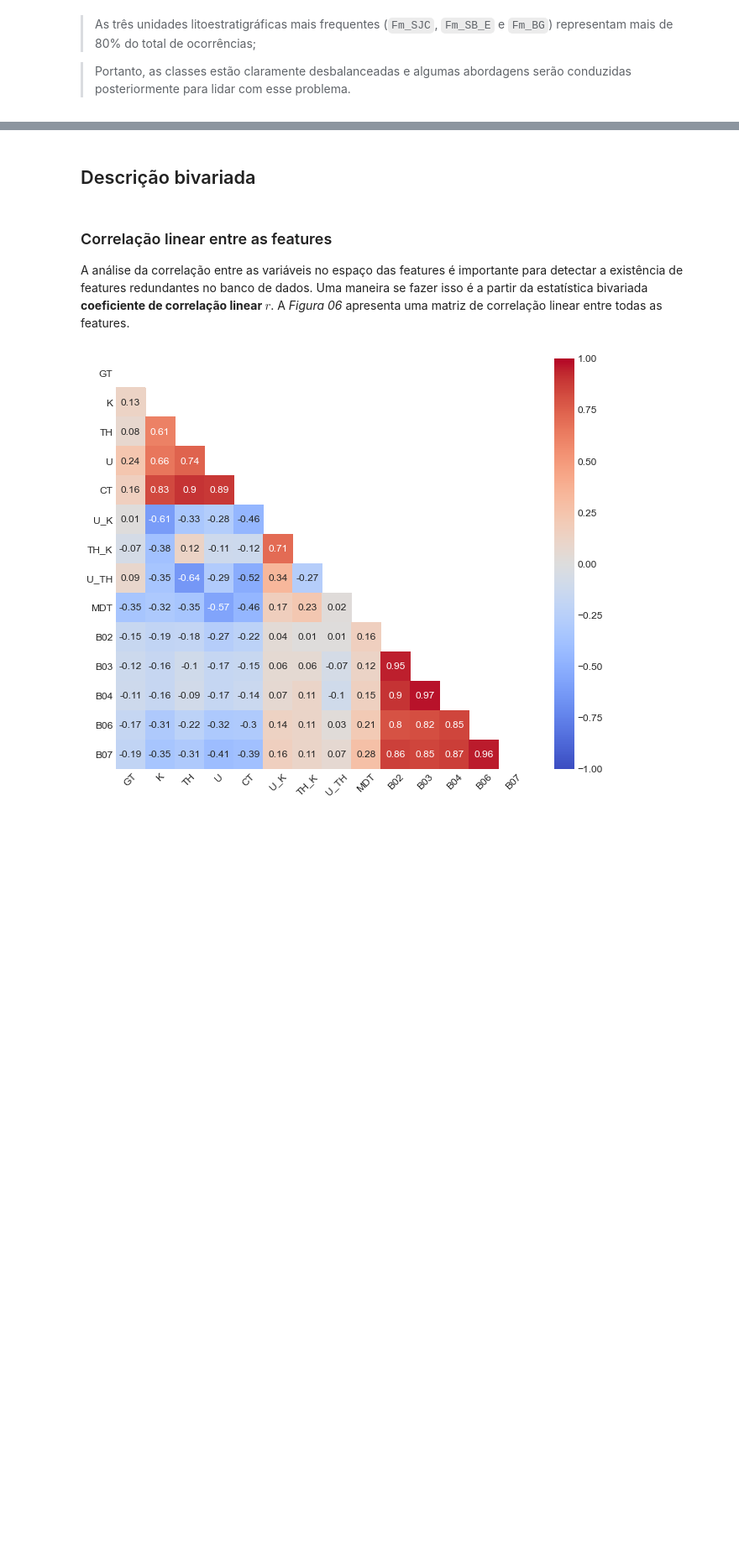
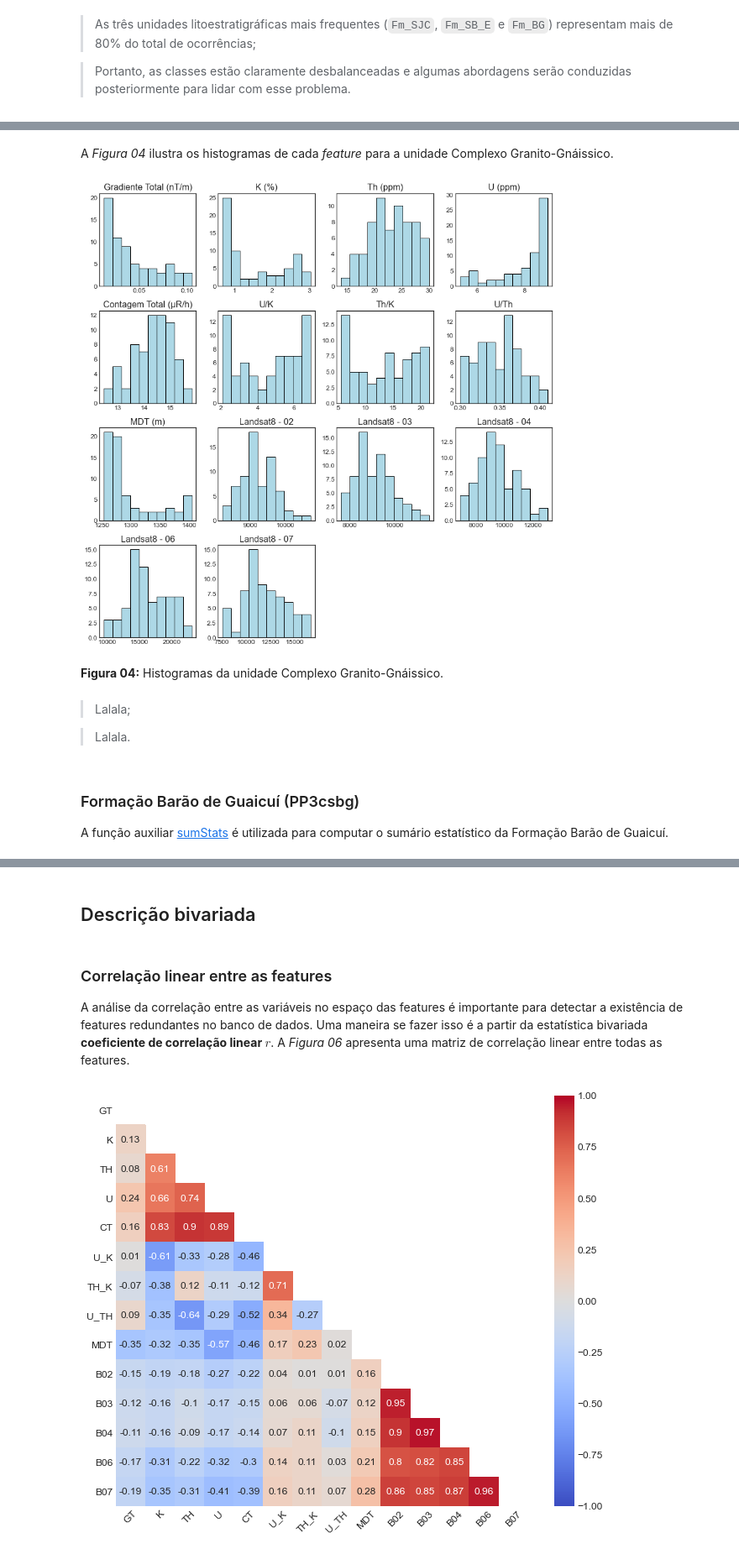
Before and after one commit to fnaghetini/Mapa-Preditivo, a Jupyter notebook: 1-exploratory_data_analysis.ipynb, the cells around one changed output, grey strips where cells are left out. Shown at 84% size. Saved outputs shown, nothing was run; the diff lists cells and outputs as text; code cells hidden in the pictures; blank space fills up the shorter version.

```diff
--- a/1-exploratory_data_analysis.ipynb
+++ b/1-exploratory_data_analysis.ipynb
@@ -371,7 +369,7 @@ for f, t in zip(FEAT, titles):
     dic_titles[f] = t
 
 # salva figuras no disco em formato .png
-save_plots = False
+save_plots = True
 # %% [markdown]
 ### Parâmetros dos gráficos
 
@@ -492,12 +471,0 @@ A *Figura 02* ilustra os histogramas das features geofísicas.
-# %%
-fig, axs = plt.subplots(nrows = 2, ncols = 4, figsize = (12, 6))
-
-for ax, gf in zip(axs.flat, GF):
-    g = ax.hist(df[gf], color = col, edgecolor = ec)
-    ax.set_title(str(dic_titles[gf]), size = fs_title)
-
-plt.tight_layout()
-
-# salva gráficos
-if save_plots:
-    plt.savefig("figures/notebook1/Figura_02.png", dpi = 300);
@@ -530,12 +495,0 @@ A *Figura 03* ilustra os histogramas dos sensores remotos.
-# %%
-fig, axs = plt.subplots(nrows = 2, ncols = 3, figsize = (15, 6))
-
-for ax, sr in zip(axs.flat, SR):
-    g = ax.hist(df[sr], color = col, edgecolor = ec)
-    ax.set_title(str(dic_titles[sr]), size = fs_title)
-
-plt.tight_layout()
-
-# salva gráficos
-if save_plots:
-    plt.savefig("figures/notebook1/Figura_03.png", dpi = 300);
@@ -609,0 +536,4 @@ if save_plots:
+# %%
+df_MAcgg = df.query("COD =='MAcgg'")
+
+sumStats(df = df_MAcgg[FEAT])
@@ -609,0 +556,30 @@ if save_plots:
+# %% [markdown]
+A *Figura 04* ilustra os histogramas de cada *feature* para a unidade Complexo Granito-Gnáissico.
+# %%
+fig, axs = plt.subplots(nrows = 4, ncols = 4, figsize = (12, 12))
+
+for ax, f in zip(axs.flat, FEAT):
+    g = ax.hist(df_MAcgg[f], color = col, edgecolor = ec)
+    ax.set_title(str(dic_titles[f]), size = fs_title)
+
+fig.delaxes(axs[3][2])
+fig.delaxes(axs[3][3])
+plt.tight_layout()
+
+# salva gráficos
+if save_plots:
+    plt.savefig("figures/notebook1/Figura_04.png", dpi = 300);
+# %% [output]
+[figure, added]
+# %% [markdown]
+<p>
+    <b>Figura 04:</b> Histogramas da unidade Complexo Granito-Gnáissico.
+</p>
+# %% [markdown]
+> Lalala;
+
+> Lalala.
+# %% [markdown]
+### Formação Barão de Guaicuí (PP3csbg)
+
+A função auxiliar [sumStats](https://github.com/fnaghetini/Mapa-Preditivo/blob/main/functions/Custom_Stats.py) é utilizada para computar o sumário estatístico da Formação Barão de Guaicuí.
```
Also changed, not shown: parts of 96 cells of this notebook, 16 other files.
